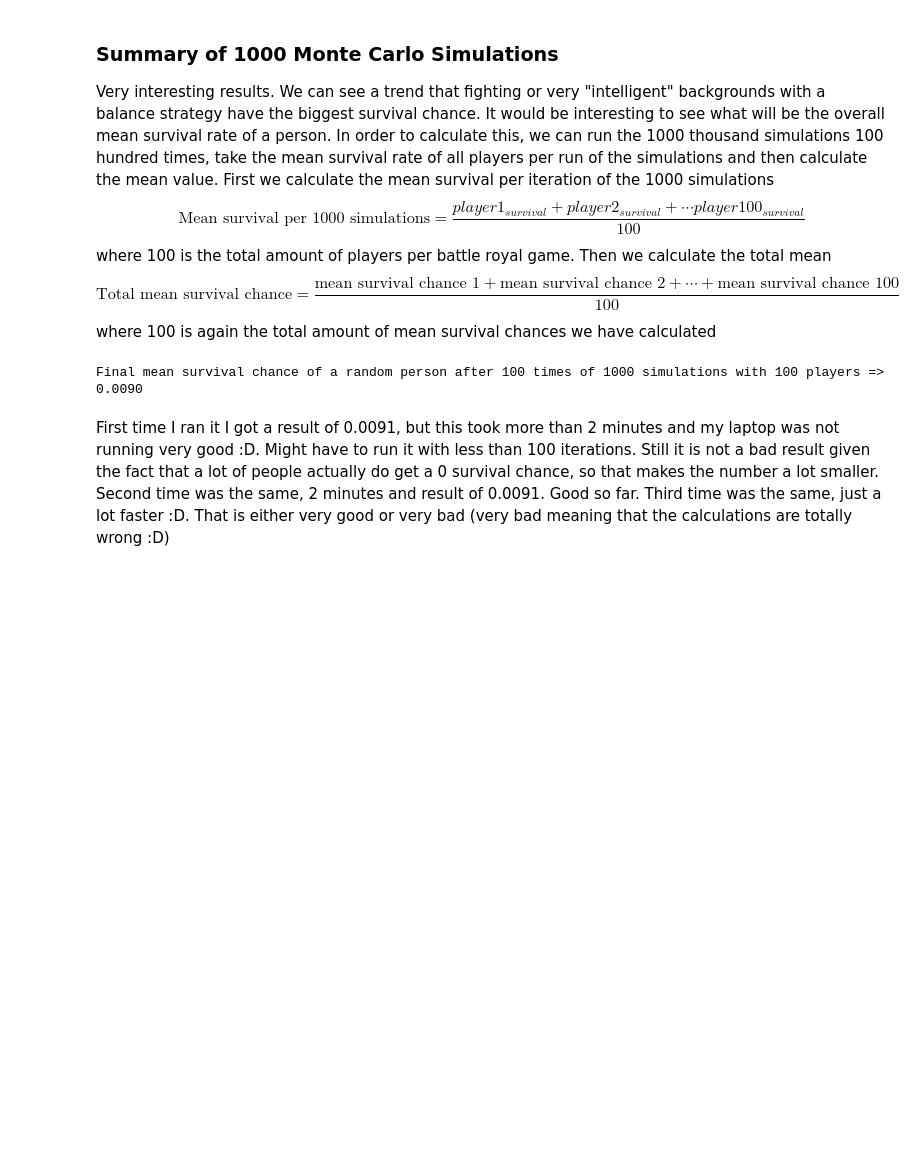
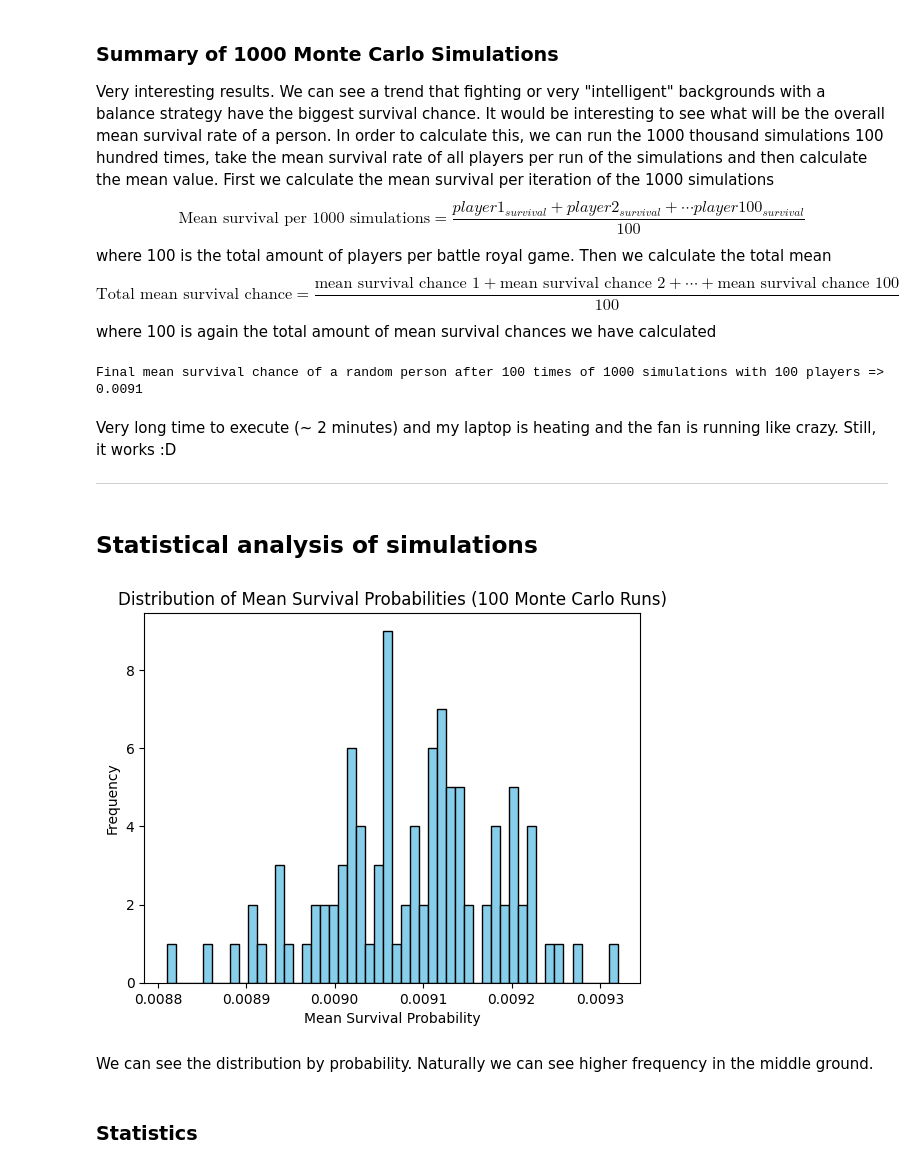
Before and after one commit to ViktorGeorgiev98/Battle_Royale_Survival_Rate, a Jupyter notebook: Battle_Rolay_Survival_Rate.ipynb, the cells around one changed output. Drawn from its saved outputs; the diff is of its cells as text; code cells hidden in the pictures; blank space fills up the shorter version.

Commit message:
statistical analyses and final summary with references

```diff
--- a/Battle_Rolay_Survival_Rate.ipynb
+++ b/Battle_Rolay_Survival_Rate.ipynb
@@ -1030,14 +1170,24 @@ for _ in range(100):
         current_mean_values.append(survival_chance)
     current_mean_end_value = np.mean(current_mean_values)
     total_mean_values.append(current_mean_end_value)
-
-# calculate final mean survival chance
-final_mean_survival_chance = np.mean(total_mean_values)
-print(f"Final mean survival chance of a random person after 100 times of 1000 simulations with 100 players => {final_mean_survival_chance:.4f}")
 # %% [output]
-Final mean survival chance of a random person after 100 times of 1000 simulations with 100 players => 0.0090
+Final mean survival chance of a random person after 100 times of 1000 simulations with 100 players => 0.0091
 # %% [markdown]
-First time I ran it I got a result of 0.0091, but this took more than 2 minutes and my laptop was not running very good :D. Might have to run it with less than 100 iterations.
-Still it is not a bad result given the fact that a lot of people actually do get a 0 survival chance, so that makes the number a lot smaller.
-Second time was the same, 2 minutes and result of 0.0091. Good so far.
-Third time was the same, just a lot faster :D. That is either very good or very bad (very bad meaning that the calculations are totally wrong :D)
+Very long time to execute (~ 2 minutes) and my laptop is heating and the fan is running like crazy. Still, it works :D
+
+---
+# %% [markdown]
+## Statistical analysis of simulations
+# %%
+# Plotting the 100 mean survival probs
+plt.hist(total_mean_values, bins=50, color='skyblue', edgecolor='black')
+plt.title("Distribution of Mean Survival Probabilities (100 Monte Carlo Runs)")
+plt.xlabel("Mean Survival Probability")
+plt.ylabel("Frequency")
+plt.show()
+# %% [output]
+[figure, added]
+# %% [markdown]
+We can see the distribution by probability. Naturally we can see higher frequency in the middle ground.
+# %% [markdown]
+### Statistics
```
Also changed, not shown: parts of 16 cells of this notebook.
